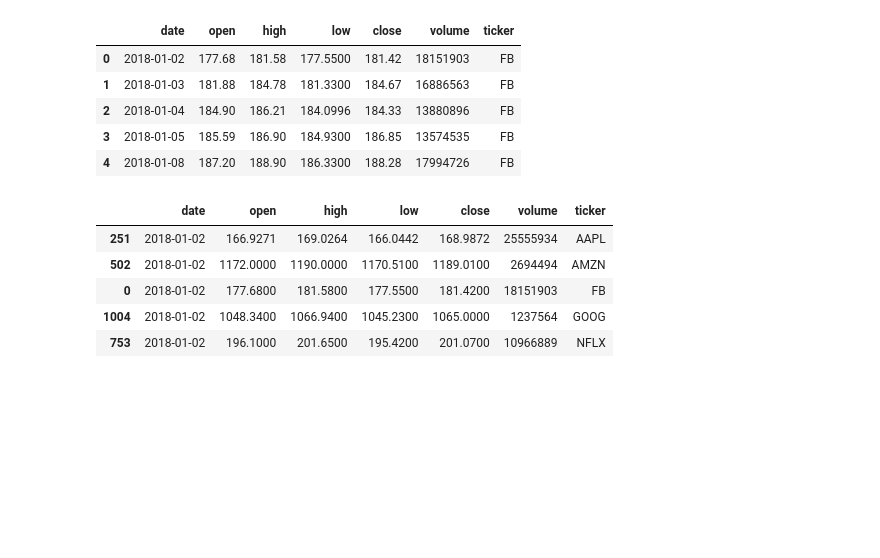
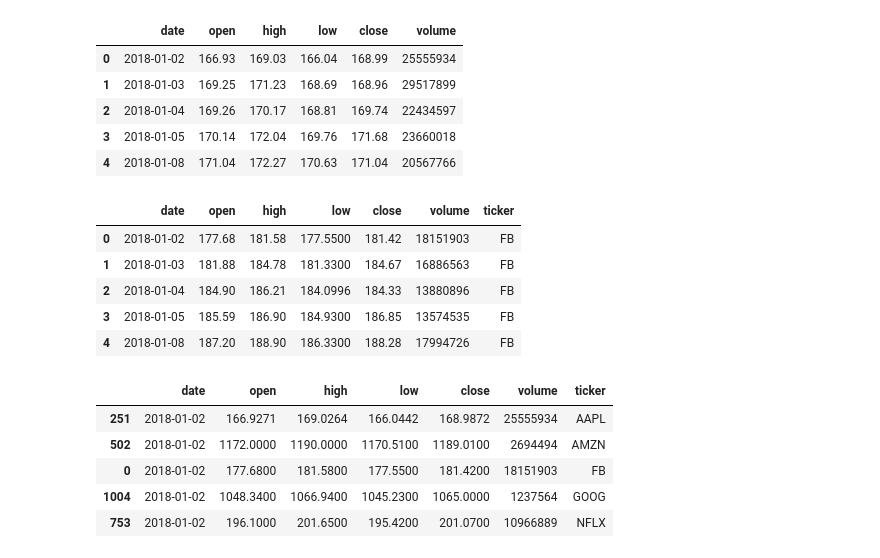
Before and after one commit to yihan4326/MSSP607, a Jupyter notebook: WeeklyModules/Week05/PARTICIPATION_ACTIVITY_Week_5.ipynb, the cells around one changed output. Saved outputs shown, nothing was run; the diff lists cells and outputs as text; code cells hidden in the pictures; blank space fills up the shorter version.

```diff
--- a/WeeklyModules/Week05/PARTICIPATION_ACTIVITY_Week_5.ipynb
+++ b/WeeklyModules/Week05/PARTICIPATION_ACTIVITY_Week_5.ipynb
@@ -36,3 +3,55 @@ amzn.csv  fb.csv                         nflx.csv
+# %%
+# Clone GitHub repository to Colab and read csv files
+import numpy as np
+import pandas as pd
+import matplotlib as mpl
+import matplotlib.pyplot as plt
+import statsmodels.formula.api as sm
+import statsmodels.api as se
+import seaborn as sns
+import datetime as dt
+from sklearn.linear_model import LinearRegression
+from scipy import stats
+from io import StringIO
+import itertools
+
+pd.set_eng_float_format(accuracy=3, use_eng_prefix=True)
+pd.set_option('display.float_format', lambda x: '%.2f' % x)
+
+from google.colab import userdata
+import os
+import subprocess
+
+# Get GitHub token from Colab Secrets
+github_token = userdata.get('Git_Hub')
+
+# Set the GitHub repository owner and name
+owner = 'yihan4326'
+repository = 'MSSP607'
+
+# Create the clone URL
+clone_url = f'https://{github_token}@github.com/{owner}/{repository}.git'
+
+# Clone the repository
+subprocess.run(['git', 'clone', clone_url])
+
+# Navigate into the cloned repository
+os.chdir(repository)
+
+# Read each FAANG csv file into a DataFrame
+aapl = pd.read_csv('data/aapl.csv')
+amzn = pd.read_csv('data/amzn.csv')
+nflx = pd.read_csv('data/nflx.csv')
+fb = pd.read_csv('data/fb.csv')
+goog = pd.read_csv('data/goog.csv')
+aapl.head()
+# %% [output]
+|  | date | open | high | low | close | volume |
+| 0 | 2018-01-02 | 166.93 | 169.03 | 166.04 | 168.99 | 25555934 |
+| 1 | 2018-01-03 | 169.25 | 171.23 | 168.69 | 168.96 | 29517899 |
+| 2 | 2018-01-04 | 169.26 | 170.17 | 168.81 | 169.74 | 22434597 |
+| 3 | 2018-01-05 | 170.14 | 172.04 | 169.76 | 171.68 | 23660018 |
+| 4 | 2018-01-08 | 171.04 | 172.27 | 170.63 | 171.04 | 20567766 |
 # %%
 # Read each file into a dataframe
 aapl = pd.read_csv(data_folder / 'aapl.csv')
```
Also changed, not shown: parts of 1 cell of this notebook.
